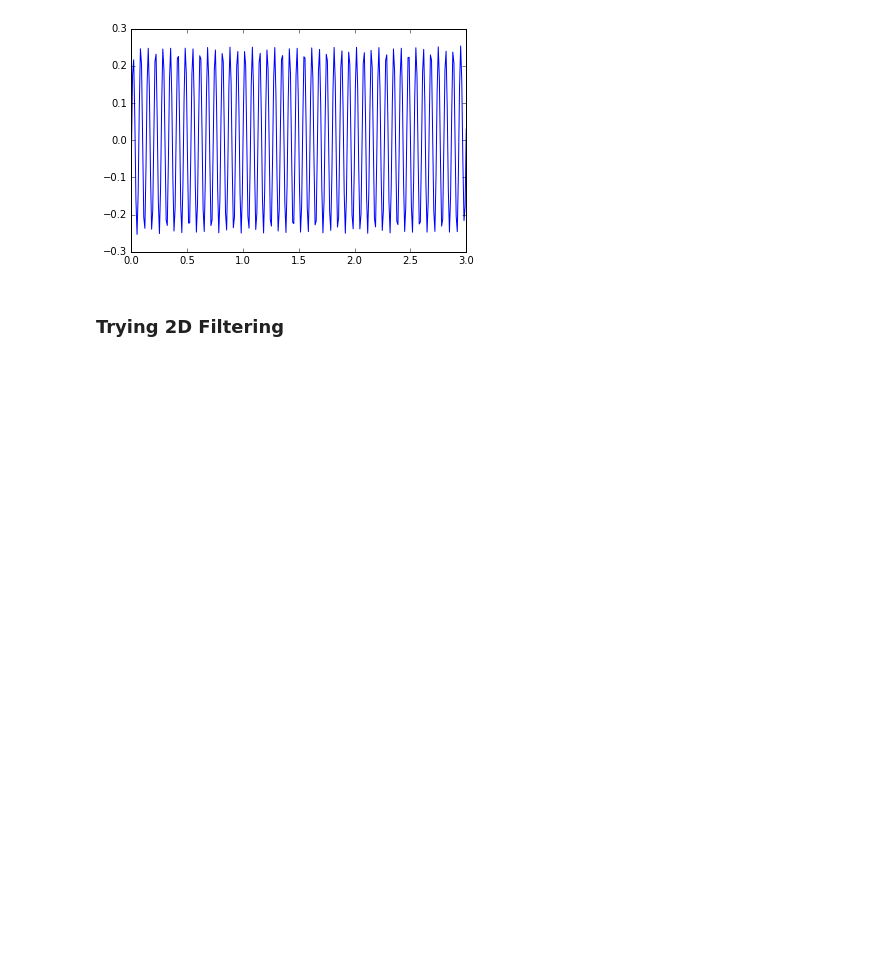
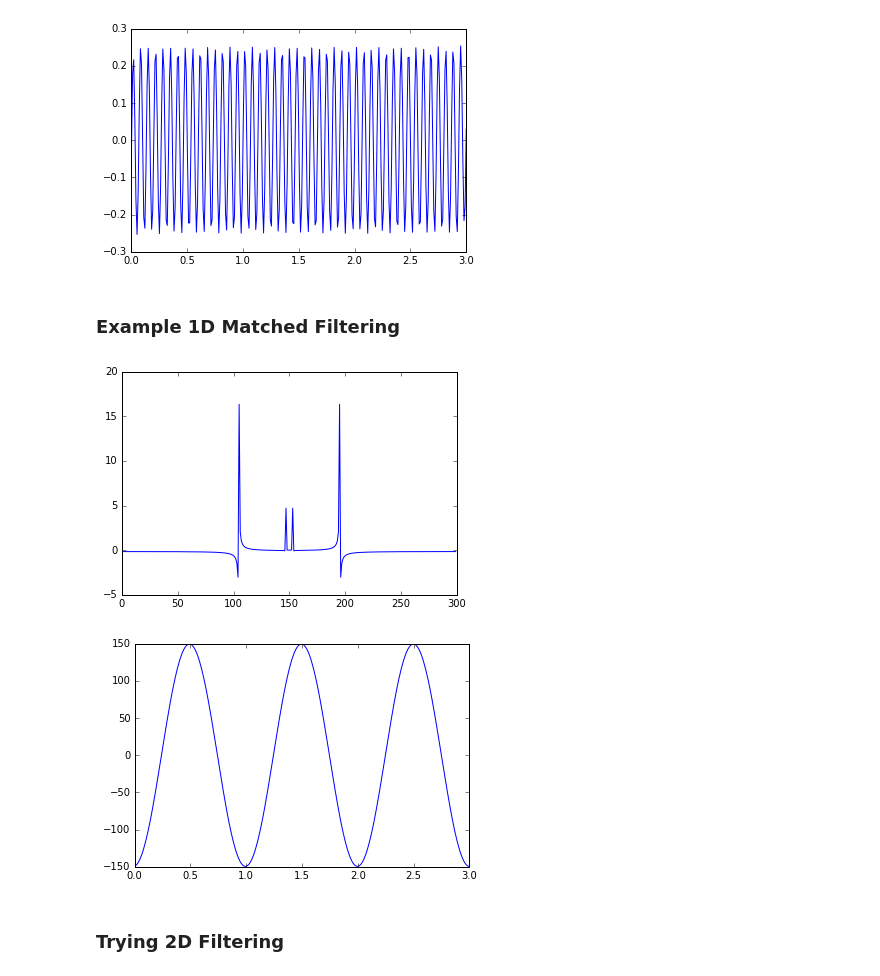
Before and after one commit to huskeypm/gpu_detect, a Jupyter notebook: SimpleFTFiltering.ipynb, the cells around one changed output. Saved outputs shown, nothing was run; the diff lists cells and outputs as text; code cells hidden in the pictures; blank space fills up the shorter version.

```diff
--- a/SimpleFTFiltering.ipynb
+++ b/SimpleFTFiltering.ipynb
@@ -98,6 +98,25 @@ plt.plot(x,inv)
 # %% [output]
 [<matplotlib.lines.Line2D at 0x...>]
 [figure]
+# %% [markdown]
+
+### Example 1D Matched Filtering
+# %%
+plt.figure()
+plt.plot(trans)
+plt.show()
+
+filtFFT = fft.fft(inv)
+filtFFT = fft.fftshift(filtFFT)
+matchedFilt = trans * filtFFT
+matchedFilt = fft.ifftshift(matchedFilt)
+matchedFilt = fft.ifft(matchedFilt)
+plt.figure()
+plt.plot(x,matchedFilt)
+plt.show()
+# %% [output]
+[figure, added]
+[figure, added]
 # %% [markdown]
 ### Trying 2D Filtering
 # %%
```
Also changed, not shown: parts of 3 cells of this notebook, 5 other files.
